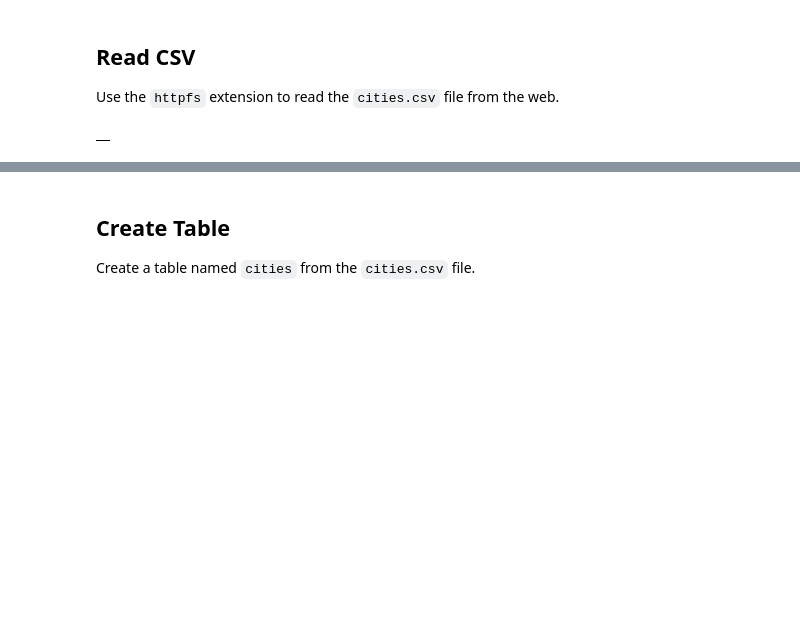
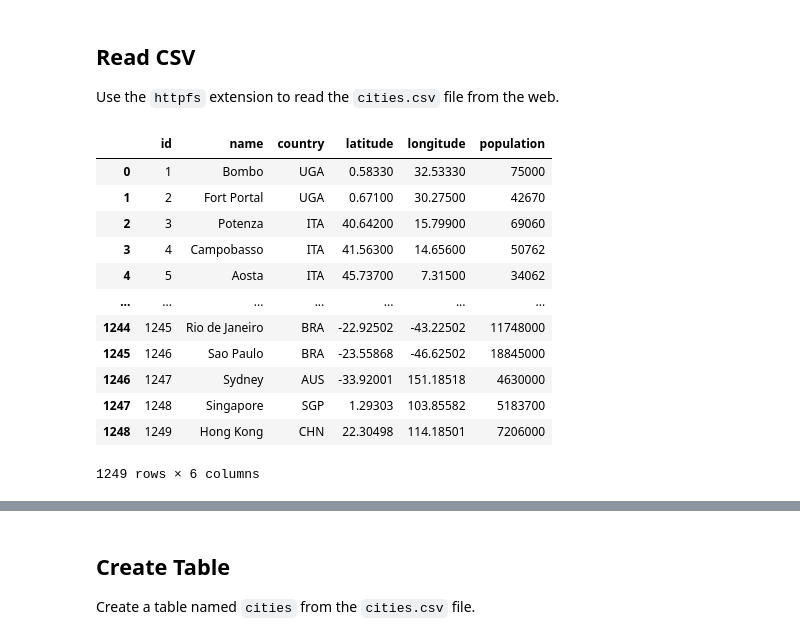
Before and after one commit to BohaoSuCC/CASA0025GEE_BigData, a Jupyter notebook: Week2/W02_sql_basics.ipynb, the cells around one changed output, grey strips where cells are left out. Cells and saved outputs as stored; diff of their text form; code cells hidden in the pictures; blank space fills up the shorter version.

```diff
--- a/Week2/W02_sql_basics.ipynb
+++ b/Week2/W02_sql_basics.ipynb
@@ -93,9 +109,22 @@ Use the `httpfs` extension to read the `cities.csv` file from the web.
 # %%
 %%sql
 
-SELECT * FROM 'https://open.gishub.org/data/duckdb/cities.csv';
+SELECT *
+FROM 'https://open.gishub.org/data/duckdb/cities.csv';
 # %% [output]
-|  |
+|  | id | name | country | latitude | longitude | population |
+| 0 | 1 | Bombo | UGA | 0.58330 | 32.53330 | 75000 |
+| 1 | 2 | Fort Portal | UGA | 0.67100 | 30.27500 | 42670 |
+| 2 | 3 | Potenza | ITA | 40.64200 | 15.79900 | 69060 |
+| 3 | 4 | Campobasso | ITA | 41.56300 | 14.65600 | 50762 |
+| 4 | 5 | Aosta | ITA | 45.73700 | 7.31500 | 34062 |
+| ... | ... | ... | ... | ... | ... | ... |
+| 1244 | 1245 | Rio de Janeiro | BRA | -22.92502 | -43.22502 | 11748000 |
+| 1245 | 1246 | Sao Paulo | BRA | -23.55868 | -46.62502 | 18845000 |
+| 1246 | 1247 | Sydney | AUS | -33.92001 | 151.18518 | 4630000 |
+| 1247 | 1248 | Singapore | SGP | 1.29303 | 103.85582 | 5183700 |
+| 1248 | 1249 | Hong Kong | CHN | 22.30498 | 114.18501 | 7206000 |
+1249 rows × 6 columns
 # %%
 %%sql
 
```
Also changed, not shown: parts of 8 cells of this notebook, 11 other files.
